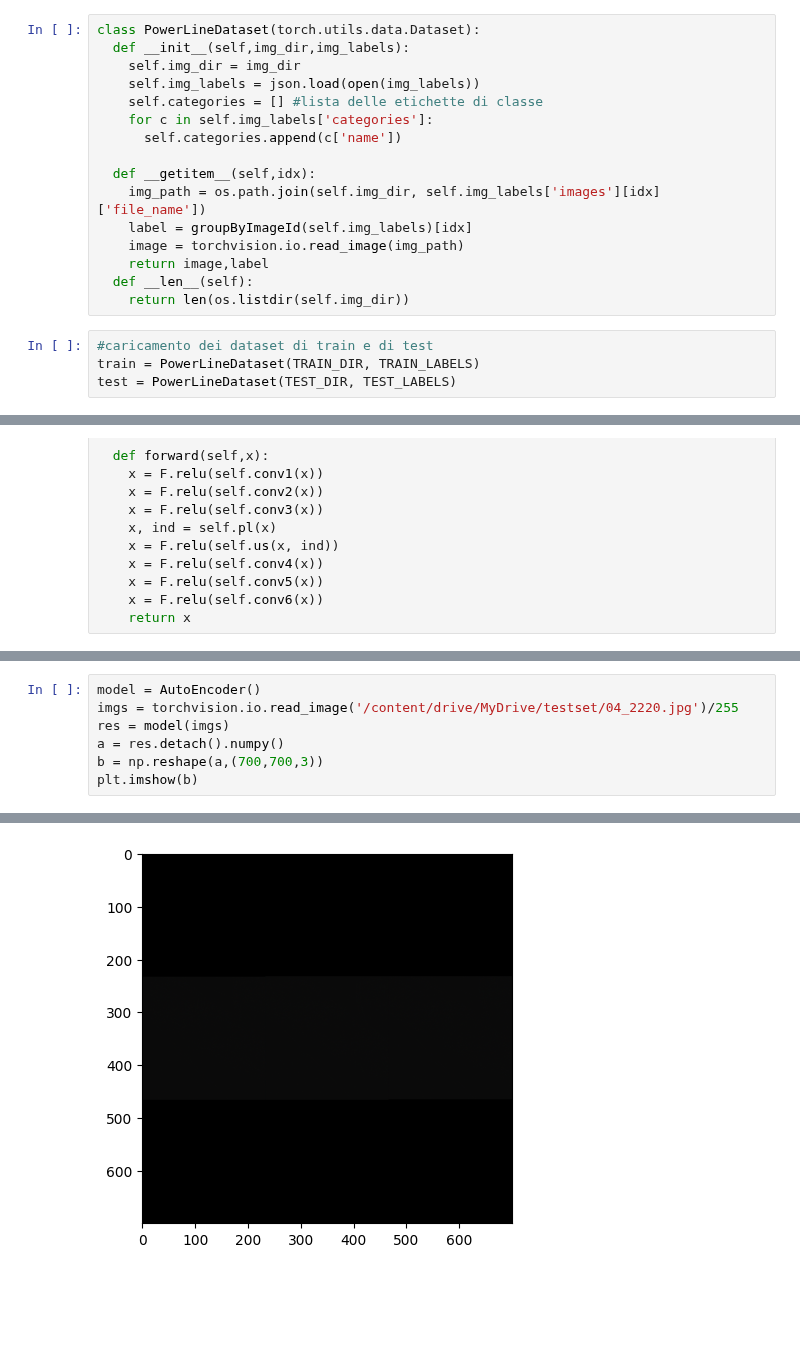
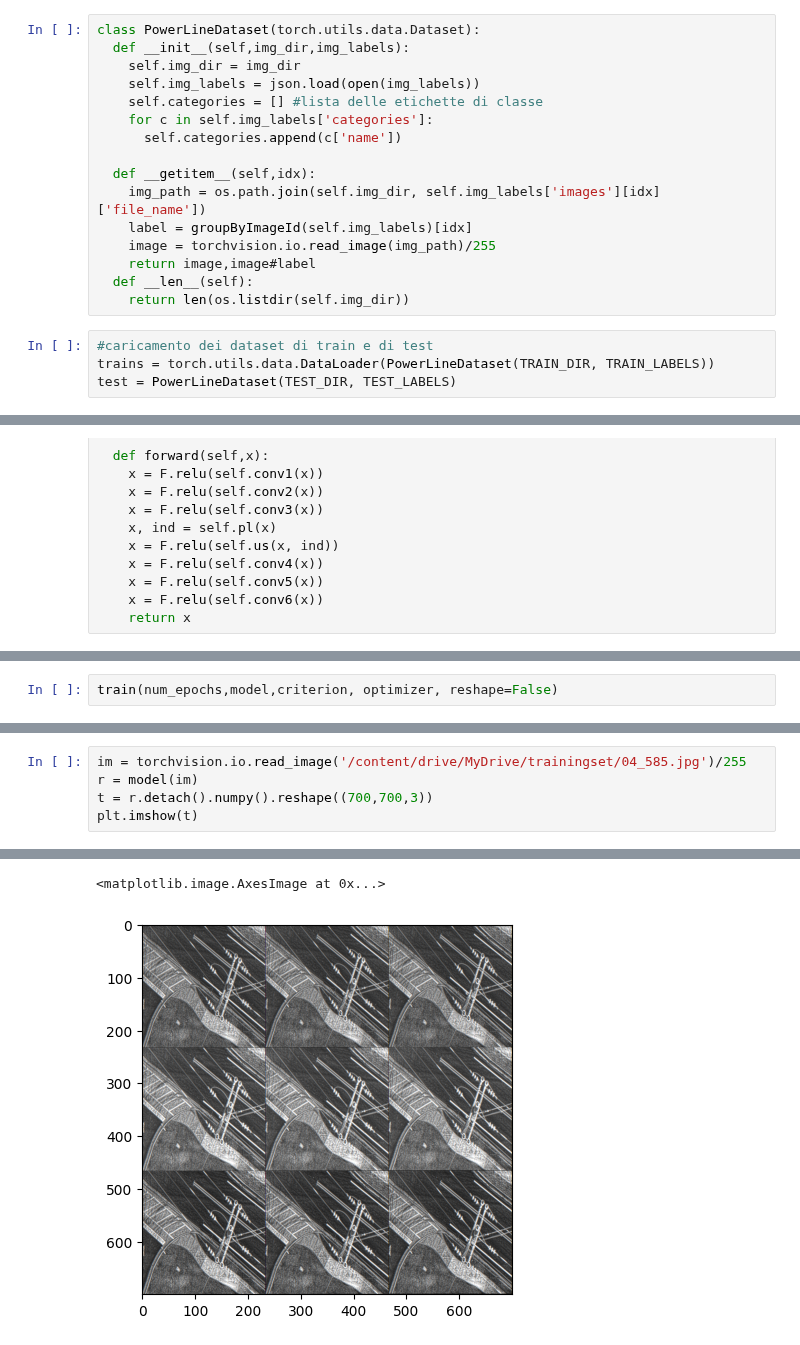
Before and after one commit to NicolaGabriele/powerline_Segmentation_project, a Jupyter notebook: project.ipynb, the cells around one changed output, grey strips where cells are left out. Cells and saved outputs as stored; diff of their text form; blank space fills up the shorter version.

```diff
--- a/project.ipynb
+++ b/project.ipynb
@@ -44,13 +45,13 @@ class PowerLineDataset(torch.utils.data.Dataset):
   def __getitem__(self,idx):
     img_path = os.path.join(self.img_dir, self.img_labels['images'][idx]['file_name'])
     label = groupByImageId(self.img_labels)[idx]
-    image = torchvision.io.read_image(img_path)
-    return image,label
+    image = torchvision.io.read_image(img_path)/255
+    return image,image#label
   def __len__(self):
     return len(os.listdir(self.img_dir))
 # %%
 #caricamento dei dataset di train e di test
-train = PowerLineDataset(TRAIN_DIR, TRAIN_LABELS)
+trains = torch.utils.data.DataLoader(PowerLineDataset(TRAIN_DIR, TRAIN_LABELS))
 test = PowerLineDataset(TEST_DIR, TEST_LABELS)
 # %%
 def decodeSegmentationField(segmentation):
@@ -119,0 +125,2 @@ class AutoEncoder(nn.Module):
+# %%
+train(num_epochs,model,criterion, optimizer, reshape=False)
@@ -120,8 +143,6 @@ class AutoEncoder(nn.Module):
 # %%
-model = AutoEncoder()
-imgs = torchvision.io.read_image('/content/drive/MyDrive/testset/04_2220.jpg')/255
-res = model(imgs)
-a = res.detach().numpy()
-b = np.reshape(a,(700,700,3))
-plt.imshow(b)
+im = torchvision.io.read_image('/content/drive/MyDrive/trainingset/04_585.jpg')/255
+r = model(im)
+t = r.detach().numpy().reshape((700,700,3))
+plt.imshow(t)
 # %% [output]
@@ -129 +150,2 @@ plt.imshow(b)
+<matplotlib.image.AxesImage at 0x...>
-[figure, old version]
+[figure, new version]
```
Also changed, not shown: parts of 6 cells of this notebook.
